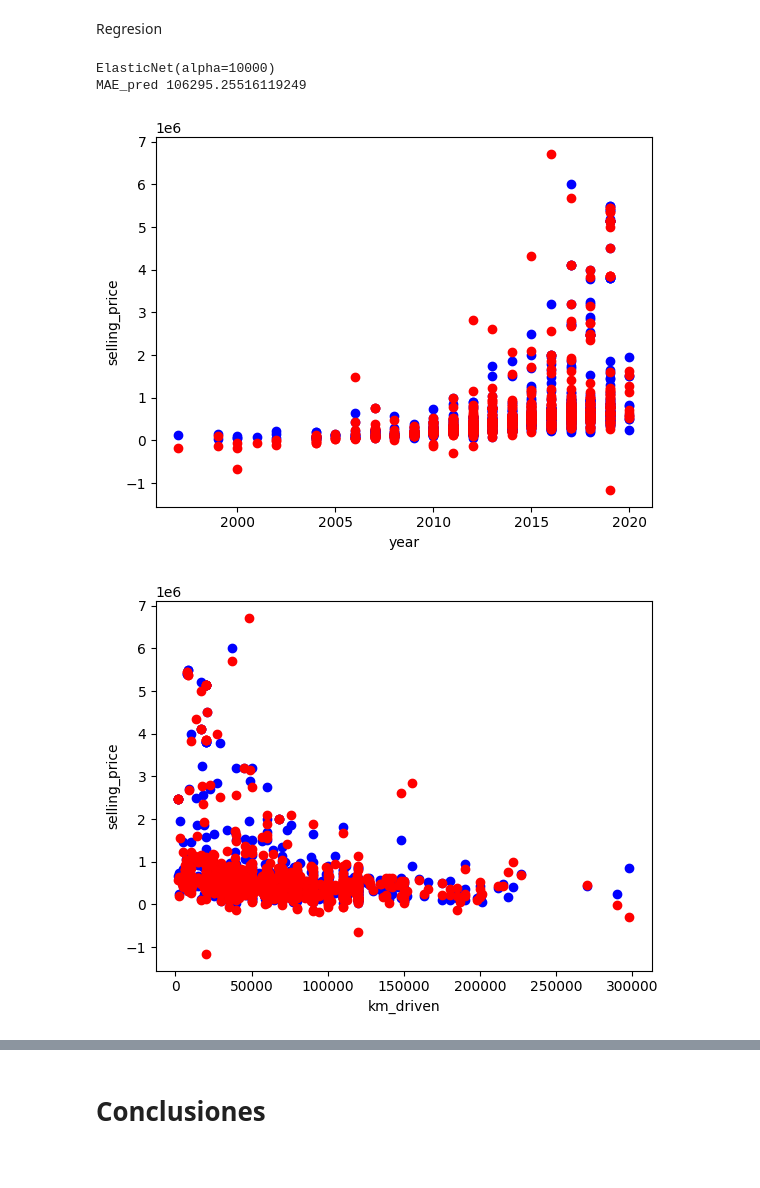
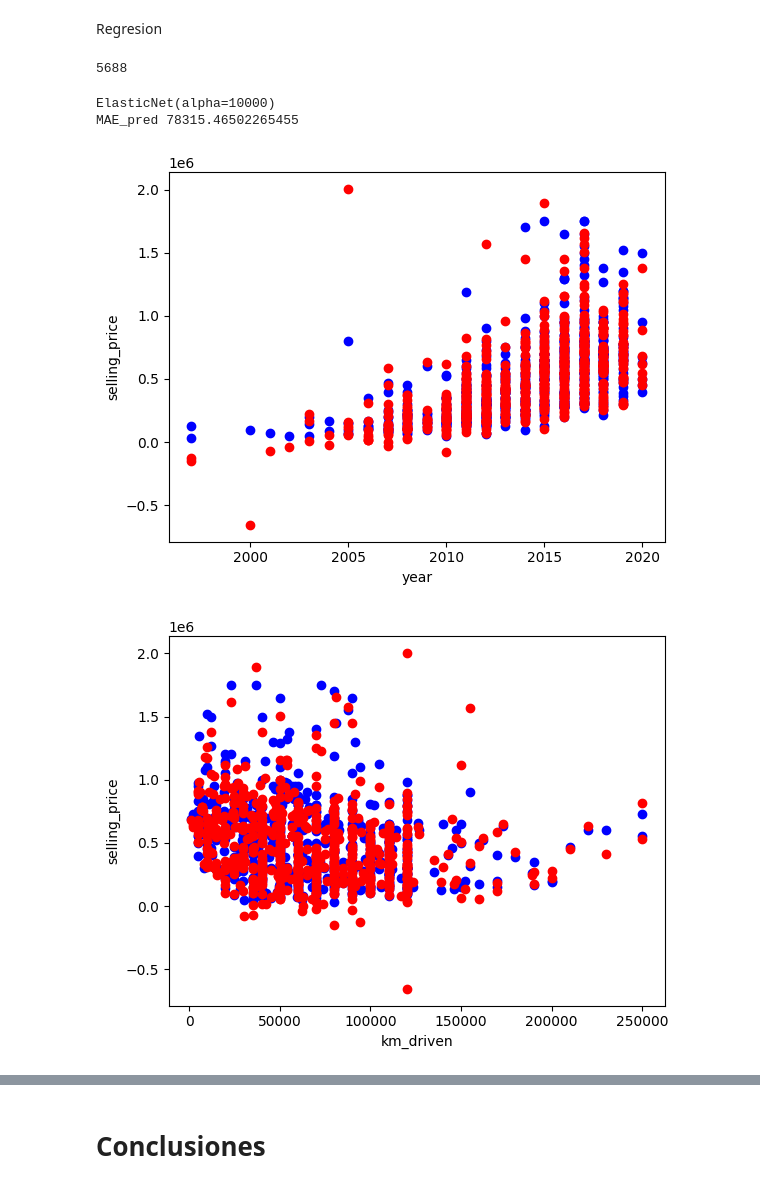
Before and after one commit to Sergio3d/CD-Core, a Jupyter notebook: tema3/practica_regresion_Primera Parte.ipynb, the cells around one changed output, grey strips where cells are left out. Saved outputs shown, nothing was run; the diff lists cells and outputs as text; code cells hidden in the pictures.

```diff
--- a/tema3/practica_regresion_Primera Parte.ipynb
+++ b/tema3/practica_regresion_Primera Parte.ipynb
@@ -333,0 +332,25 @@ encode
+# %%
+upper_points = []
+lower_points = []
+for col in ['selling_price', 'km_driven', 'mileage', 'engine', 'max_power', 'torque']:
+    Q1 = np.percentile(train_df[col].to_list(), 15, interpolation="midpoint")
+    Q3 = np.percentile(train_df[col].to_list(), 85, interpolation="midpoint")
+    IQR = Q3 - Q1
+    upper_bound = train_df[col] >= (Q3 + 1.5 * IQR)
+    lower_bound = train_df[col] <= (Q1 - 1.5 * IQR)
+    upper_points.extend(np.where(upper_bound)[0])
+    lower_points.extend(np.where(lower_bound)[0])
+# atipicos = set(upper_points.extend(lower_points))
+# print(len(set(upper_points)))
+print(upper_points)
+new_train = train_df
+for point in upper_points:
+    if point in new_train.index.array:
+        new_train = new_train.drop(point)
+for point in lower_points:
+    if point in new_train.index.array:
+        new_train = new_train.drop(point)
+
+print(train_df.shape[0]-new_train.shape[0])
+train_df = new_train
+train_df.shape[0]
@@ -333,0 +365,9 @@ encode
+# %%
+print(train_df.shape[0])
+for col in ['selling_price',	'km_driven',	'mileage',	'engine',	'max_power'	,'torque']:# Crear la gráfica de puntos
+    plt.boxplot(train_df[col])
+
+    # Agregar etiquetas y título
+    plt.ylabel(col)
+    # Mostrar la gráfica
+    plt.show()
@@ -375,7 +423,8 @@ from sklearn.model_selection import cross_val_score
 from sklearn.preprocessing import PolynomialFeatures
 
 
-n_fit = 6000
+n_fit = int(train_df.shape[0]*0.9)
+print(n_fit)
 
 poly = PolynomialFeatures(degree=3)  # Grado del polinomio (puedes ajustarlo)
 
@@ -405,40 +454,41 @@ MAE_pred=[]
 
 
 for r in Regressors:
-    for i in range(5):
+    for i in range(1):
         regr = r
         train_df = train_df.sample(frac=1).reset_index(drop=True)
         X_fit = train_df[:n_fit].drop('selling_price', axis=1)
         X_fit = poly.fit_transform(X_fit)
         Y_fit = train_df['selling_price'][:n_fit]
         X_pred = train_df[n_fit:].drop('selling_price', axis=1)
         X_pred = poly.fit_transform(X_pred)
         data_real = train_df['selling_price'][n_fit:]
         data_pred  = regr.fit(X_fit, Y_fit).predict(X_pred)
         # data_pred_fit = regr.fit(X_fit, Y_fit).predict(X_fit)
         # print(mean_absolute_error(data_real, data_pred))
         MAE_pred.append(mean_absolute_error(data_real, data_pred))
         # MAE_fit.append(mean_absolute_error(Y_fit, data_pred_fit))
         # print("MAE: ", mean_absolute_error(data_real, data_pred))
         # print("MSE: ", mean_squared_error(data_real, data_pred))
         # print("RMSE: ", mean_squared_error(data_real, data_pred, squared=False))
     print(regr)
     # print('MAE_fit', statistics.mean(MAE_fit))
     print('MAE_pred', statistics.mean(MAE_pred))
     # print(regr, statistics.stdev(MAE))
     # print(cross_val_score(regr, X_fit, Y_fit, cv=5, scoring='neg_mean_squared_error'))
     # print(regr.coef_)
     for col in ['year', 'km_driven', 'mileage',	'engine',	'max_power',	'torque',	'seats' ]:# Crear la gráfica de puntos
         plt.scatter(train_df[col][n_fit:],data_real, color='b')
         plt.scatter(train_df[col][n_fit:],data_pred, color='r')
 
         # Agregar etiquetas y título
         plt.xlabel(col)
         plt.ylabel('selling_price')
         # Mostrar la gráfica
         plt.show()
 # %% [output]
-ElasticNet(alpha=10000)
-MAE_pred 106295.25516119249
+5688
+ElasticNet(alpha=10000)
+MAE_pred 78315.46502265455
-[figure, old version]
+[figure, new version]
-[figure, old version]
+[figure, new version]
```
Also changed, not shown: parts of 8 cells of this notebook, 1 other file.
